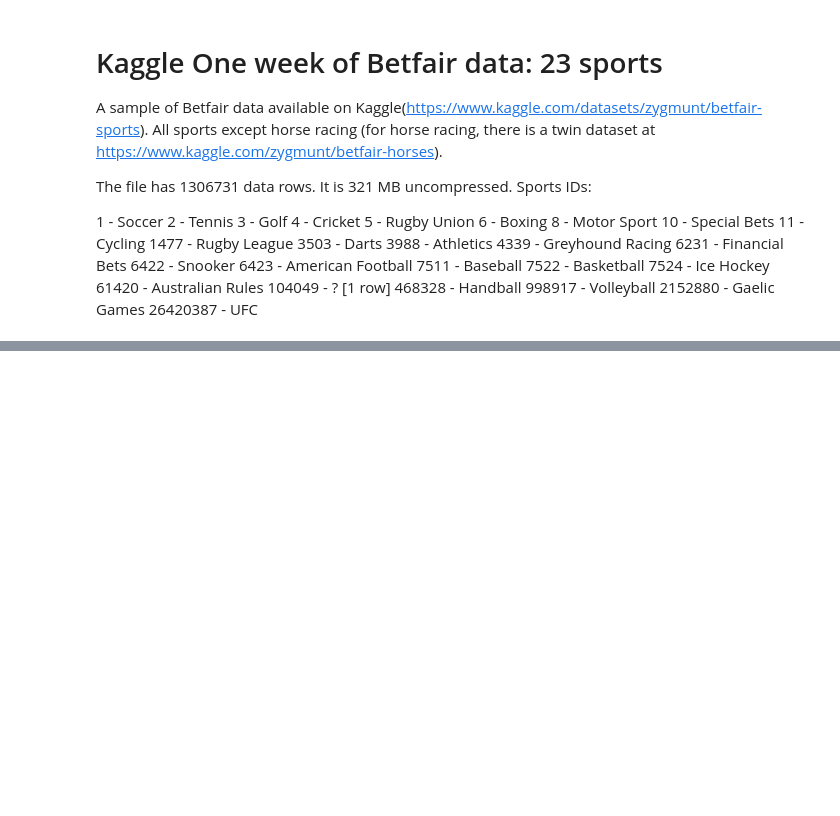
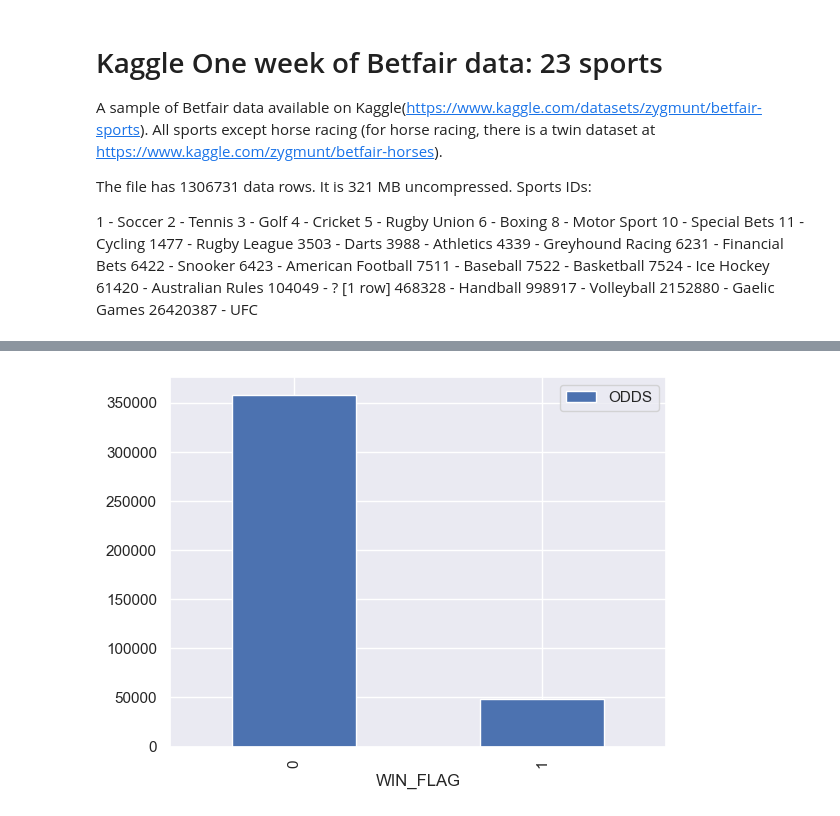
Before and after one commit to ns96/python-betfair, a Jupyter notebook: BetFairEDA_NS.ipynb, the cells around one changed output, grey strips where cells are left out. Cells and saved outputs as stored; diff of their text form; code cells hidden in the pictures; blank space fills up the shorter version.

```diff
--- a/BetFairEDA_NS.ipynb
+++ b/BetFairEDA_NS.ipynb
@@ -157,4 +203,7 @@ Text(0, 0.5, 'Winning Percentage (%)')
 # %%
 underdogs =  betfair_df.loc[betfair_df["ODDS"] > 3.3, ["ODDS", "WIN_FLAG"]]
-underdogs.groupby("WIN_FLAG").count().plot.bar()
+underdogs_counts = underdogs.groupby("WIN_FLAG").count()
+underdogs_counts.plot.bar();
+# %% [output]
+[figure, added]
 # %%
```
Also changed, not shown: parts of 18 cells of this notebook, 1 other file.
